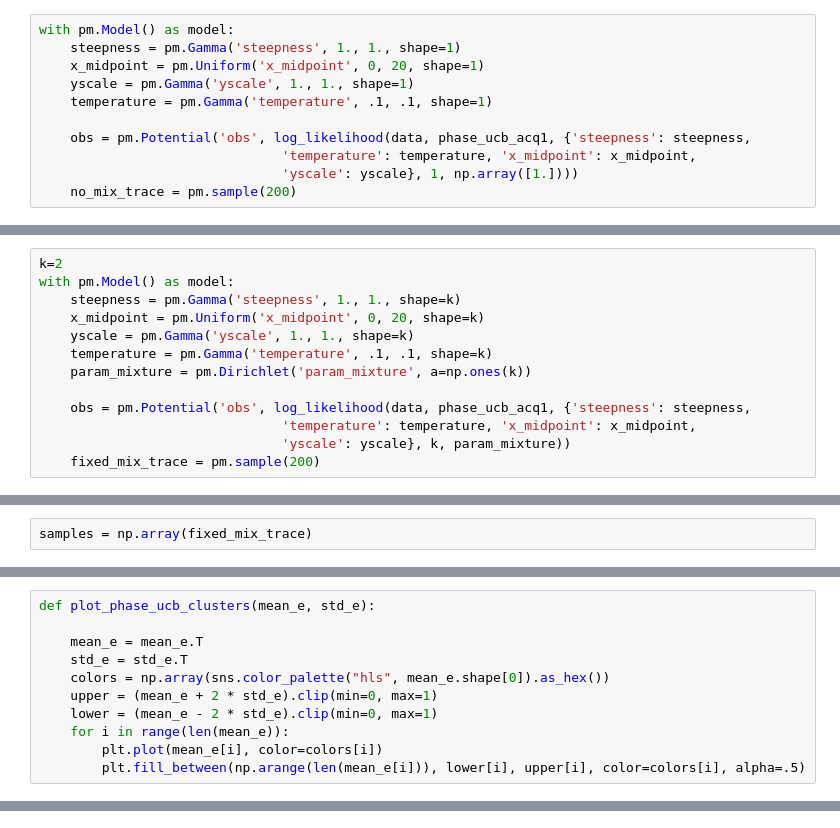
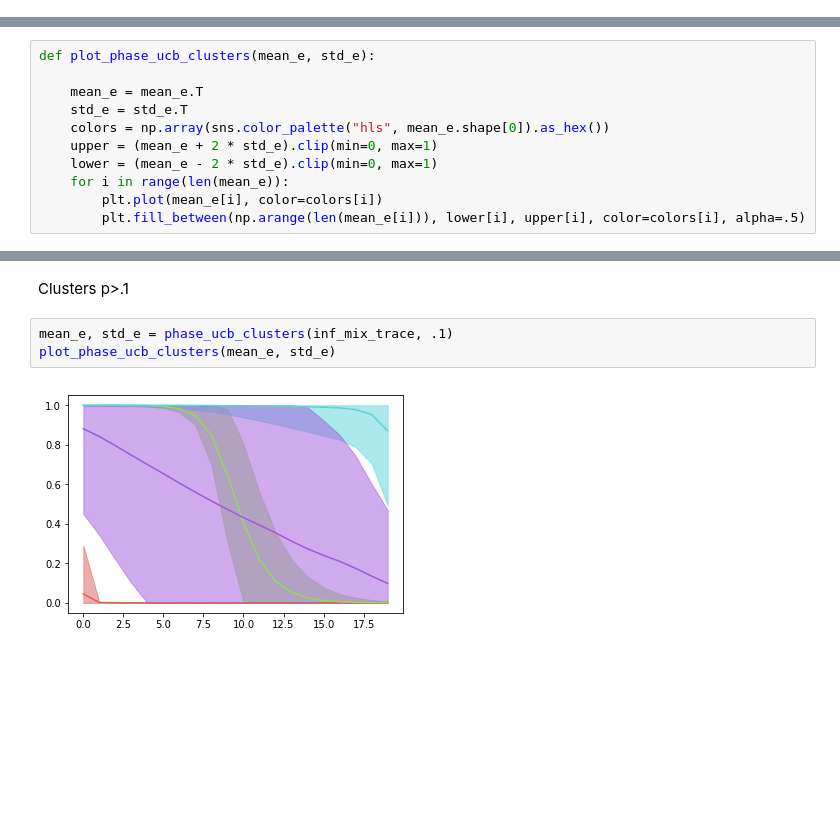
Before and after one commit to bmontambault/Active-Learning, a Jupyter notebook: individual_differences/Phase UCB Mixture Tests.ipynb, the cells around one changed output, grey strips where cells are left out. Saved outputs shown, nothing was run; the diff lists cells and outputs as text; blank space fills up the shorter version.

Commit message:
phase mixture tests

```diff
--- a/individual_differences/Phase UCB Mixture Tests.ipynb
+++ b/individual_differences/Phase UCB Mixture Tests.ipynb
@@ -72,11 +69,0 @@ plt.plot(actions[19:].T);
-# %%
-with pm.Model() as model:
-    steepness = pm.Gamma('steepness', 1., 1., shape=1)
-    x_midpoint = pm.Uniform('x_midpoint', 0, 20, shape=1)
-    yscale = pm.Gamma('yscale', 1., 1., shape=1)
-    temperature = pm.Gamma('temperature', .1, .1, shape=1)
-
-    obs = pm.Potential('obs', log_likelihood(data, phase_ucb_acq1, {'steepness': steepness,
-                               'temperature': temperature, 'x_midpoint': x_midpoint,
-                               'yscale': yscale}, 1, np.array([1.])))
-    no_mix_trace = pm.sample(200)
@@ -99,13 +69,0 @@ pm.traceplot(no_mix_trace);
-# %%
-k=2
-with pm.Model() as model:
-    steepness = pm.Gamma('steepness', 1., 1., shape=k)
-    x_midpoint = pm.Uniform('x_midpoint', 0, 20, shape=k)
-    yscale = pm.Gamma('yscale', 1., 1., shape=k)
-    temperature = pm.Gamma('temperature', .1, .1, shape=k)
-    param_mixture = pm.Dirichlet('param_mixture', a=np.ones(k))
-
-    obs = pm.Potential('obs', log_likelihood(data, phase_ucb_acq1, {'steepness': steepness,
-                               'temperature': temperature, 'x_midpoint': x_midpoint,
-                               'yscale': yscale}, k, param_mixture))
-    fixed_mix_trace = pm.sample(200)
@@ -146,2 +69,0 @@ print (c)
-# %%
-samples = np.array(fixed_mix_trace)
@@ -315,0 +154,7 @@ plot_phase_ucb_clusters(mean_e, std_e)
+# %% [markdown]
+Clusters p>.1
+# %%
+mean_e, std_e = phase_ucb_clusters(inf_mix_trace, .1)
+plot_phase_ucb_clusters(mean_e, std_e)
+# %% [output]
+[figure, added]
```
Also changed, not shown: parts of 32 cells of this notebook.
